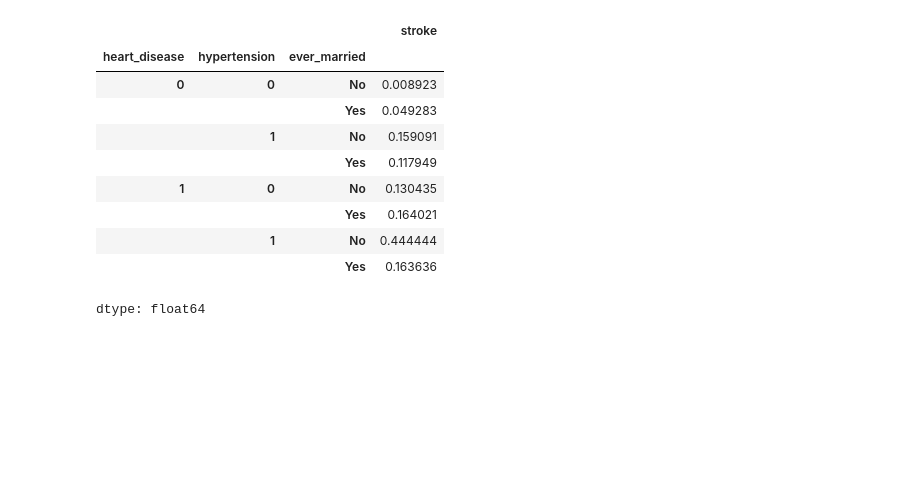
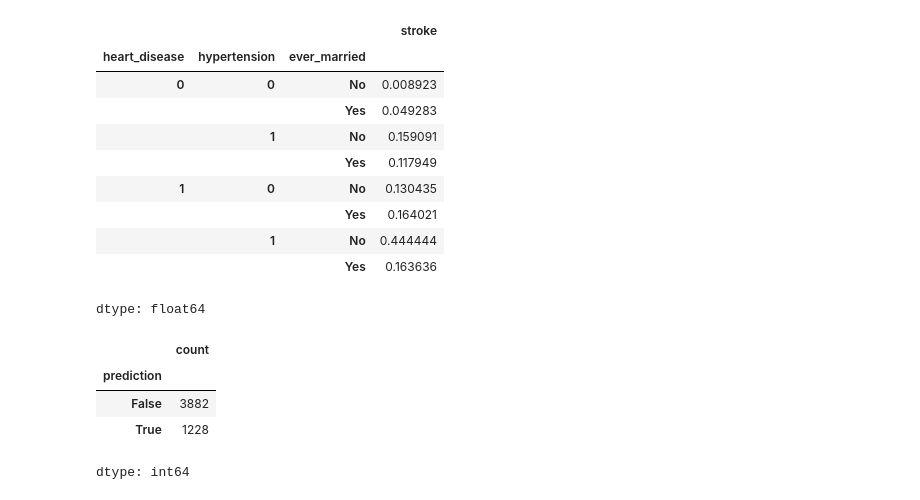
Before and after one commit to Qu1nnD/CS290, a Jupyter notebook: StrokePredictor.ipynb, the cells around one changed output. Cells and saved outputs as stored; diff of their text form; code cells hidden in the pictures; blank space fills up the shorter version.

```diff
--- a/StrokePredictor.ipynb
+++ b/StrokePredictor.ipynb
@@ -140,0 +143,8 @@ dtype: float64
+# %%
+df["prediction"].value_counts()
+# %% [output]
+|  | count |
+| prediction |  |
+| False | 3882 |
+| True | 1228 |
+dtype: int64
```
Also changed, not shown: parts of 18 cells of this notebook.
